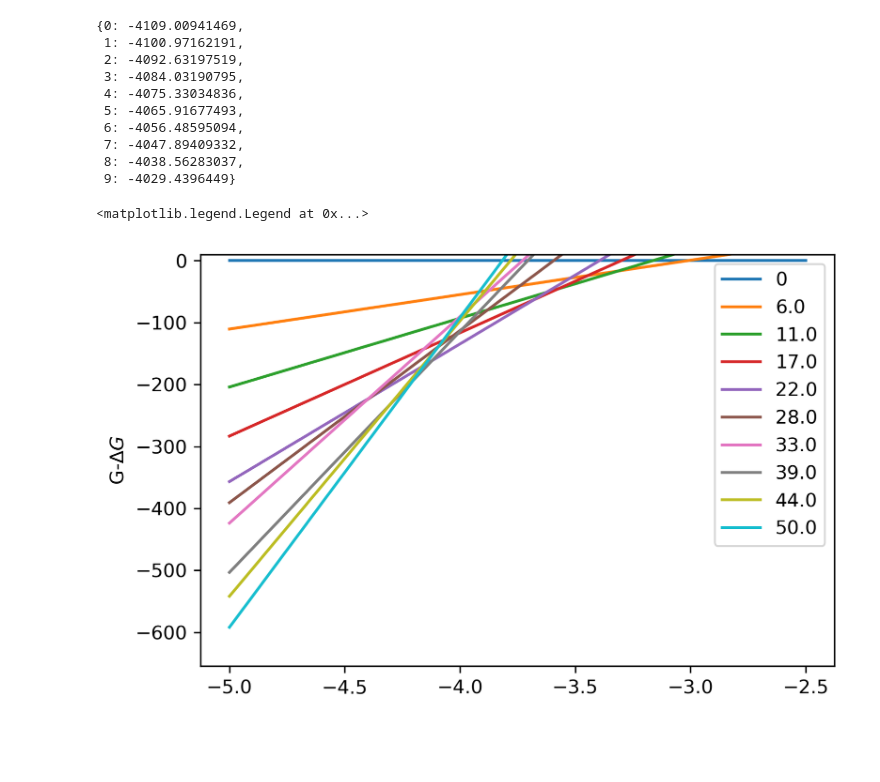
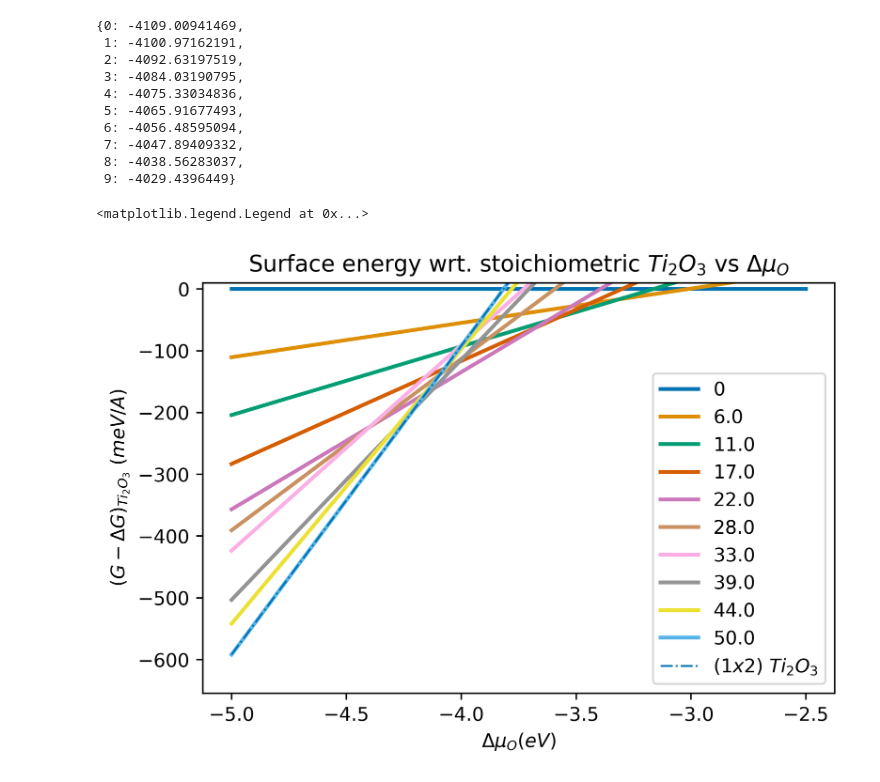
Before and after one commit to fyalcin/surface-science, a Jupyter notebook: phase_diagram.py.ipynb, the cells around one changed output. Cells and saved outputs as stored; diff of their text form; code cells hidden in the pictures; blank space fills up the shorter version.

Commit message:
phase diagram updated

```diff
--- a/phase_diagram.py.ipynb
+++ b/phase_diagram.py.ipynb
@@ -4,8 +4,9 @@ from pprint import pprint as pp
 import matplotlib as mpl
 import matplotlib.pyplot as plt
 import numpy as np
+import seaborn as sns
 
-mpl.rcParams['figure.dpi'] = 300
+mpl.rcParams['figure.dpi'] = 500
 # %%
 energies = [-4109.00941469,
             -4100.97162191,
@@ -50,17 +51,29 @@ for n_vo, e_slab in E_vs_VO.items():
         surfens[n_vo].append(surfen(e_slab, 180, n_vo, mu_o, 18))
 
 sto_surfen = surfens[0][0]
+
+surfens['recon'] = []
+for mu_o in mu_o_arr:
+    surfens['recon'].append(surfen(E_recon, 198, 9, mu_o, 18))
 # %%
 fig, ax = plt.subplots()
+colors = iter(sns.color_palette("colorblind", 11).as_hex())
 fig.figsize = (12, 12)
 for n_vo, data in surfens.items():
     data = np.asarray(data)
     data -= sto_surfen
     data = data * 1000
-    ax.plot(mu_o_arr, data, label=f"{n_vo if n_vo == 0 else np.round(100 * n_vo / 18)}")
+    if n_vo == 'recon':
+        label, lw, ls = '$(1x2)$ $Ti_2O_3$', 1, '-.'
+    else:
+        label, lw, ls = n_vo if n_vo == 0 else np.round(100 * n_vo / 18), 2, '-'
+
+    ax.plot(mu_o_arr, data, label=f"{label}", linewidth=lw, linestyle=ls, c=next(colors))
 ax.set_ylim(top=10.0)
-ax.set_ylabel("G-$\\Delta G$")
+ax.set_ylabel("$(G-\\Delta G)_{Ti_2O_3}$ $(meV/A)$")
+ax.set_xlabel("$\\Delta\\mu_O(eV)$")
+ax.set_title("Surface energy wrt. stoichiometric $Ti_2O_3$ vs $\\Delta\\mu_O$")
 ax.legend()
 # %% [output]
 <matplotlib.legend.Legend at 0x...>
-[figure, old version]
+[figure, new version]
```
